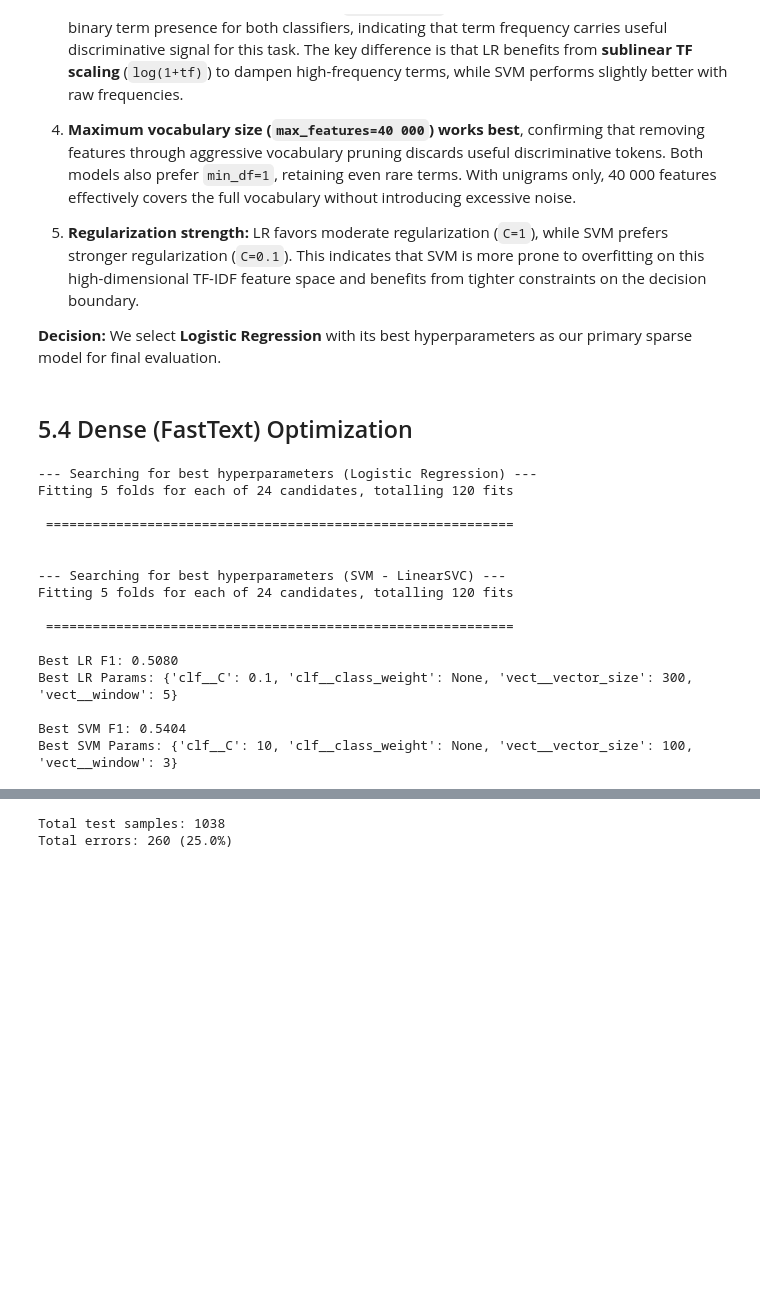
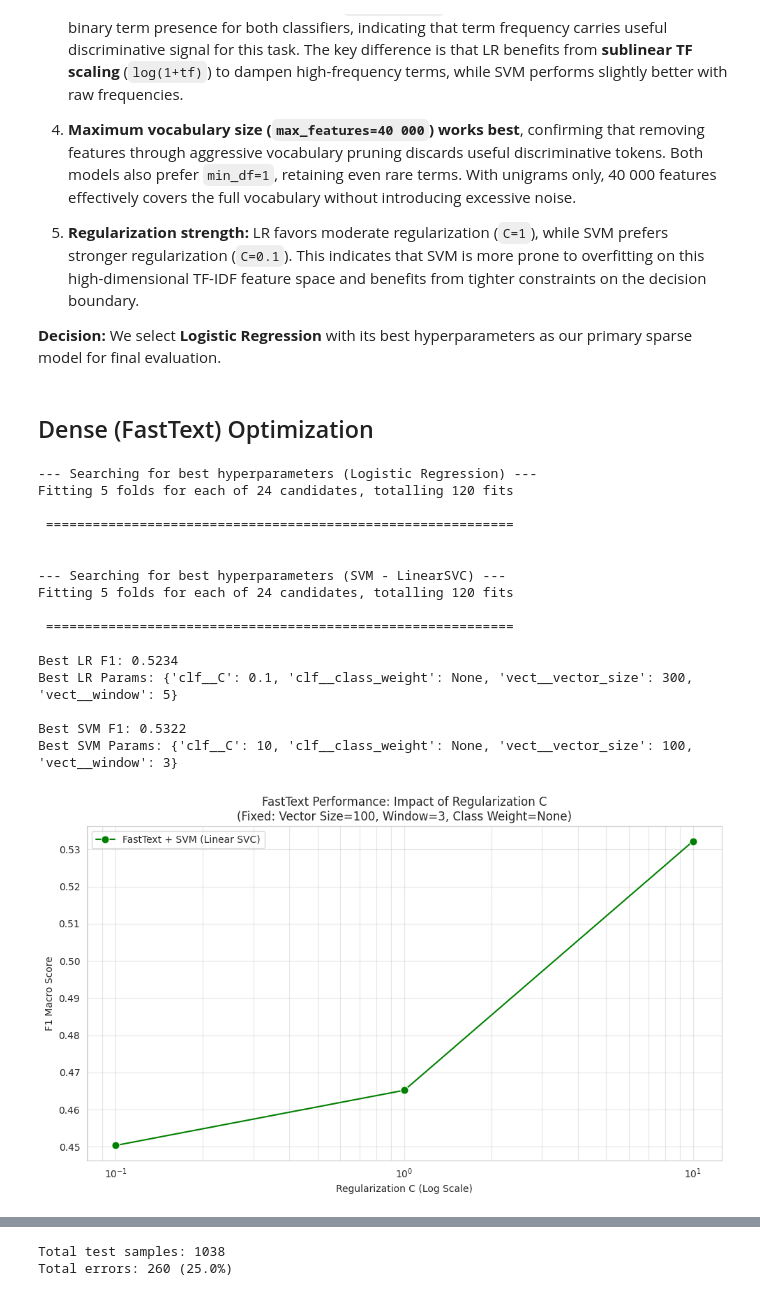
Before and after one commit to NeoLafuente/NLP, a Jupyter notebook: notebooks/Assignment_1.ipynb, the cells around one changed output, grey strips where cells are left out. Cells and saved outputs as stored; diff of their text form; code cells hidden in the pictures; blank space fills up the shorter version.

Commit message:
Ready for submission

```diff
--- a/notebooks/Assignment_1.ipynb
+++ b/notebooks/Assignment_1.ipynb
@@ -1180,8 +1184,9 @@ We performed an exhaustive grid search over **216 parameter combinations** per c
 
 **Decision:** We select **Logistic Regression** with its best hyperparameters as our primary sparse model for final evaluation.
 # %% [markdown]
-## 5.4 Dense (FastText) Optimization
+## Dense (FastText) Optimization
 # %%
+import sys
 import pandas as pd
 import numpy as np
 from sklearn.base import BaseEstimator, TransformerMixin
@@ -1202,13 +1207,17 @@ class MeanEmbeddingVectorizer(BaseEstimator, TransformerMixin):
         self.model = None
 
     def fit(self, X, y=None):
+        #print(f"  [FastText] Training with vector_size={self.vector_size}, window={self.window}, n_docs={len(X)}", flush=True)
+        #sys.stdout.flush()
         sentences = [row.split() for row in X]
         self.model = FastText(sentences,
                               vector_size=self.vector_size,
                               window=self.window,
                               min_count=self.min_count,
-                              workers=4,
+                              workers=2,
                               seed=42)
+        #print(f"  [FastText] Ready.", flush=True)
+        #sys.stdout.flush()
         return self
 
     def transform(self, X):
@@ -1249,12 +1258,12 @@ param_grid_dense_svm = {
 # ==========================================
 
 print("\n--- Searching for best hyperparameters (Logistic Regression) ---")
-grid_dense_lr = GridSearchCV(pipe_dense_lr, param_grid_dense_lr, cv=5, scoring='f1_macro', n_jobs=4, verbose=1, refit=True)
+grid_dense_lr = GridSearchCV(pipe_dense_lr, param_grid_dense_lr, cv=5, scoring='f1_macro', n_jobs=2, verbose=1, refit=True)
 grid_dense_lr.fit(X_train, y_train)
 print("\n", "=" * 60, "\n")
 
 print("\n--- Searching for best hyperparameters (SVM - LinearSVC) ---")
-grid_dense_svm = GridSearchCV(pipe_dense_svm, param_grid_dense_svm, cv=5, scoring='f1_macro', n_jobs=4, verbose=1, refit=True)
+grid_dense_svm = GridSearchCV(pipe_dense_svm, param_grid_dense_svm, cv=5, scoring='f1_macro', n_jobs=2, verbose=1, refit=True)
 grid_dense_svm.fit(X_train, y_train)
 print("\n", "=" * 60, "\n")
 
@@ -1275,47 +1284,49 @@ Fitting 5 folds for each of 24 candidates, totalling 120 fits
 
  ============================================================
 
-Best LR F1: 0.5080
+Best LR F1: 0.5234
 Best LR Params: {'clf__C': 0.1, 'clf__class_weight': None, 'vect__vector_size': 300, 'vect__window': 5}
 
-Best SVM F1: 0.5404
+Best SVM F1: 0.5322
 Best SVM Params: {'clf__C': 10, 'clf__class_weight': None, 'vect__vector_size': 100, 'vect__window': 3}
 # %%
 import pandas as pd
 import seaborn as sns
 import matplotlib.pyplot as plt
 
 # 1. Extraemos los resultados del GridSearch de FastText
 df_fasttext = pd.DataFrame(grid_dense_svm.cv_results_)
 
 # 2. FILTRADO: Nos quedamos solo con la mejor configuración estructural
-# {'vect__vector_size': 300, 'vect__window': 5}
 subset_ft = df_fasttext[
     (df_fasttext['param_vect__vector_size'] == 100) &
-    (df_fasttext['param_vect__window'] == 3)
+    (df_fasttext['param_vect__window'] == 3) &
+    (df_fasttext['param_clf__class_weight'].isna())
 ]
 
 # 3. GRÁFICA
 plt.figure(figsize=(10, 6))
 
 sns.lineplot(
     data=subset_ft,
     x='param_clf__C',
     y='mean_test_score',
     marker='o',
     markersize=8,
-    color='green',  # Usamos verde para distinguir de SVM(rojo)/LR(azul)
-    label='FastText + Logistic Regression'
+    color='green',
+    label='FastText + SVM (Linear SVC)'
 )
 
 plt.xscale('log')
-plt.title('FastText Performance: Impact of Regularization C\n(Fixed: Vector Size=300, Window=5)')
+plt.title('FastText Performance: Impact of Regularization C\n(Fixed: Vector Size=100, Window=3, Class Weight=None)')
 plt.xlabel('Regularization C (Log Scale)')
 plt.ylabel('F1 Macro Score')
 plt.legend(loc='best')
 plt.grid(True, which="both", ls="-", alpha=0.5)
 plt.tight_layout()
 plt.show()
+# %% [output]
+[figure, added]
 # %%
 dense_model = grid_dense_svm.best_estimator_
 dense_test_preds = dense_model.predict(X_test)
```
Also changed, not shown: parts of 30 cells of this notebook, 10 other files.
